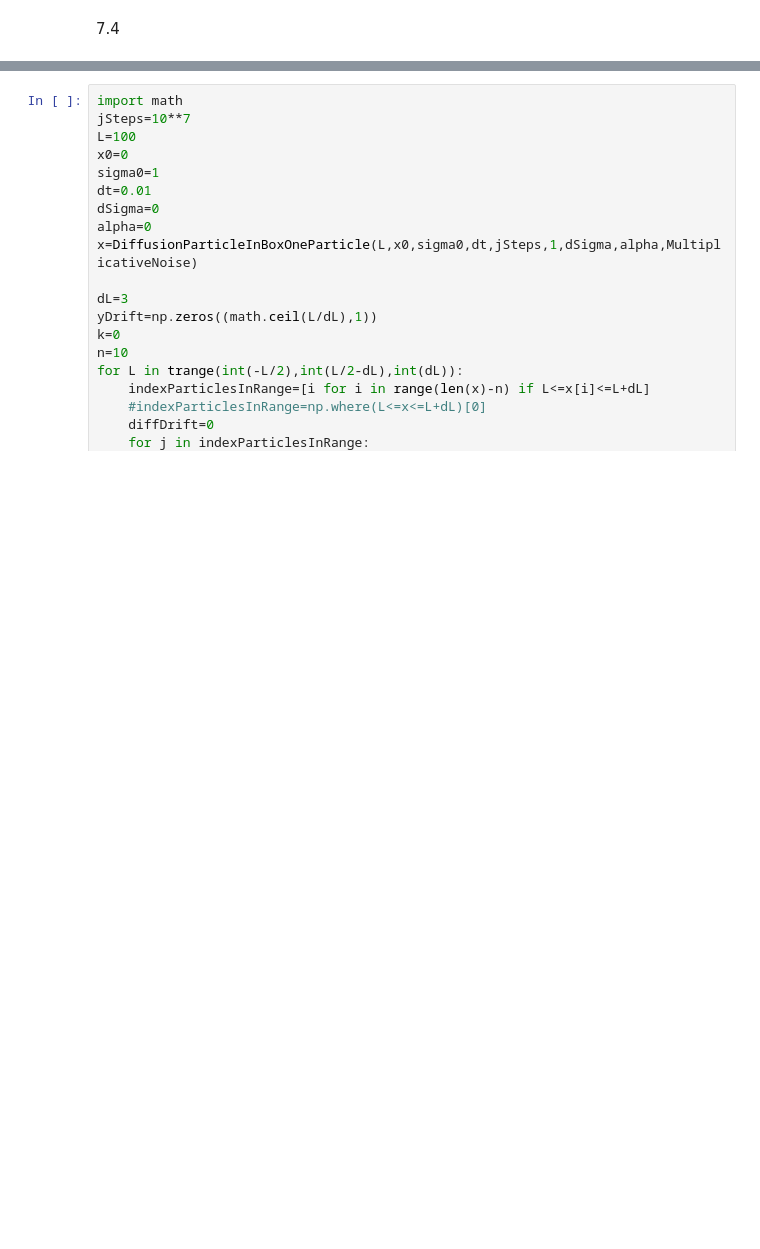
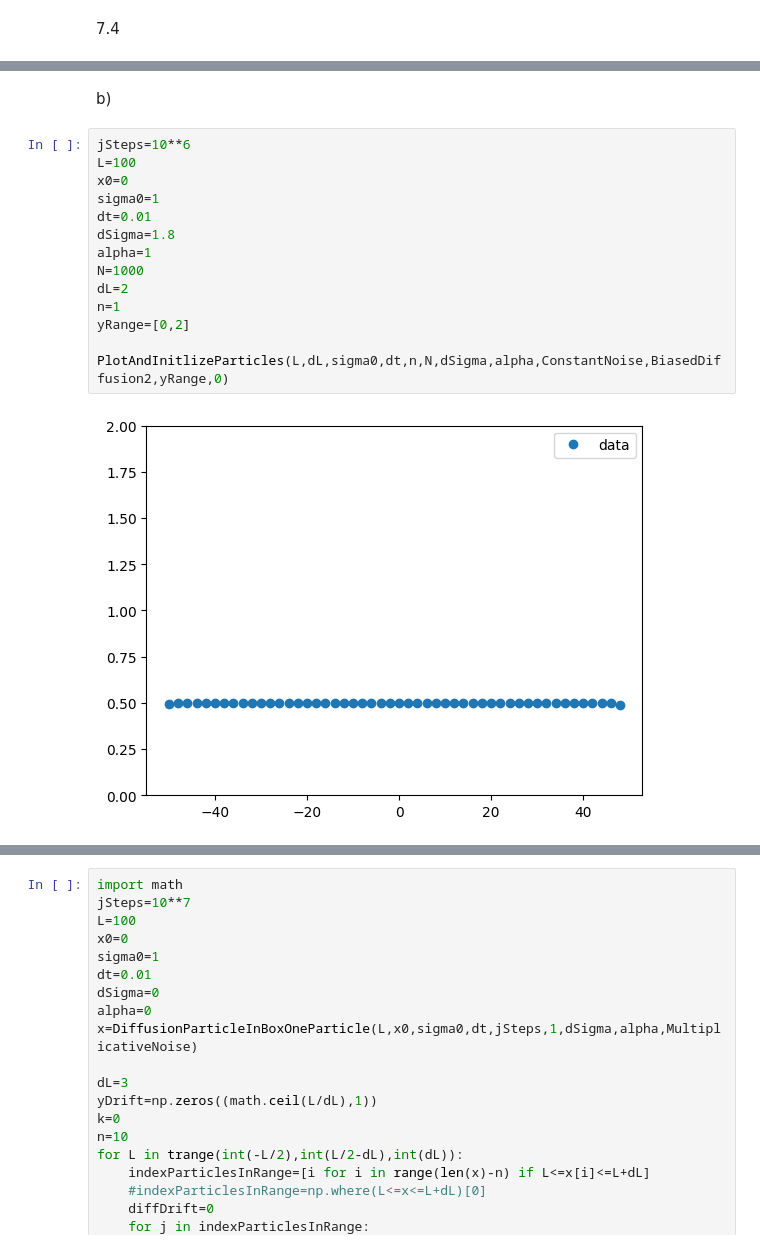
Before and after one commit to heden1/Simulation-of-complex-systems, a Jupyter notebook: HW2.ipynb, the cells around one changed output, grey strips where cells are left out. Cells and saved outputs as stored; diff of their text form; blank space fills up the shorter version.

```diff
--- a/HW2.ipynb
+++ b/HW2.ipynb
@@ -201,0 +261,18 @@ CreatePlots(times,L,x0,sigma,dt,N,dSigma,1,DiffusionParticleInBox,StochasticInte
+# %% [markdown]
+b)
+# %%
+jSteps=10**6
+L=100
+x0=0
+sigma0=1
+dt=0.01
+dSigma=1.8
+alpha=1
+N=1000
+dL=2
+n=1
+yRange=[0,2]
+
+PlotAndInitlizeParticles(L,dL,sigma0,dt,n,N,dSigma,alpha,ConstantNoise,BiasedDiffusion2,yRange,0)
+# %% [output]
+[figure, added]
```
Also changed, not shown: parts of 29 cells of this notebook.
